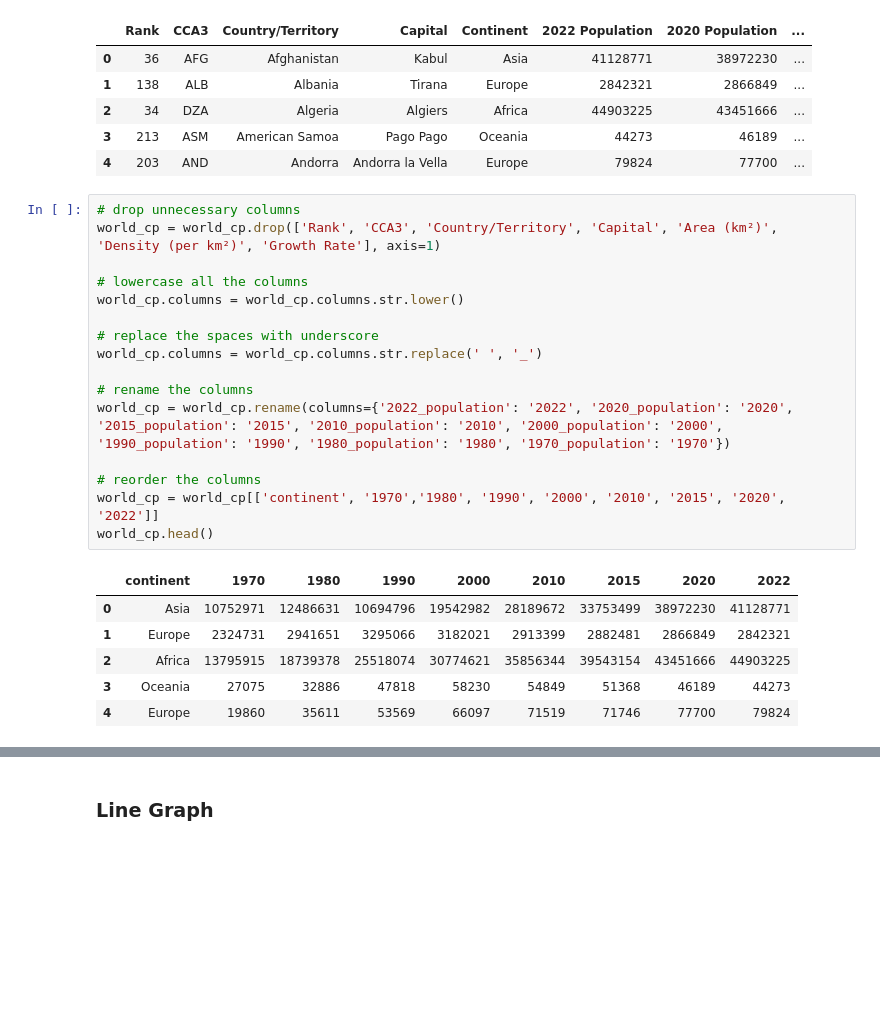
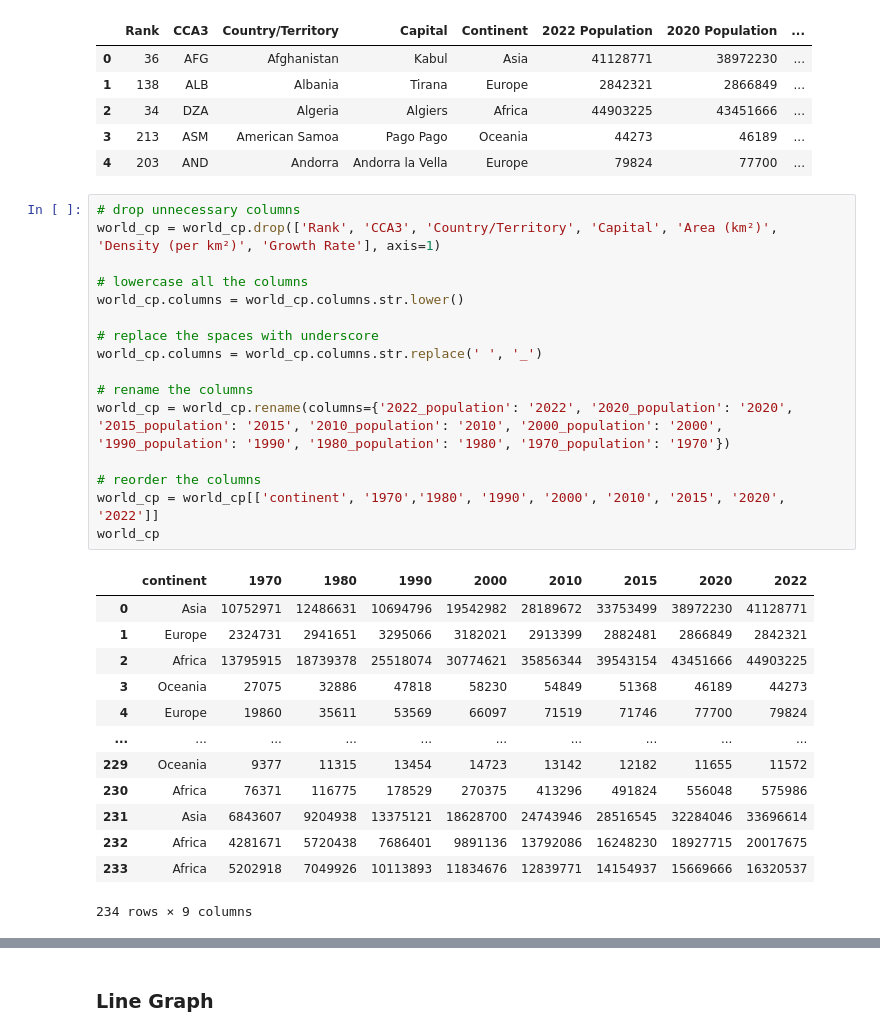
Before and after one commit to hannah-hana-kim/DSAN-5200-Project, a Jupyter notebook: 5200-website/hannah.ipynb, the cells around one changed output, grey strips where cells are left out. Saved outputs shown, nothing was run; the diff lists cells and outputs as text; blank space fills up the shorter version.

```diff
--- a/5200-website/hannah.ipynb
+++ b/5200-website/hannah.ipynb
@@ -30,23 +45,30 @@ world_cp.head()
 # %%
 # drop unnecessary columns
 world_cp = world_cp.drop(['Rank', 'CCA3', 'Country/Territory', 'Capital', 'Area (km²)', 'Density (per km²)', 'Growth Rate'], axis=1)
 
 # lowercase all the columns
 world_cp.columns = world_cp.columns.str.lower()
 
 # replace the spaces with underscore
 world_cp.columns = world_cp.columns.str.replace(' ', '_')
 
 # rename the columns
 world_cp = world_cp.rename(columns={'2022_population': '2022', '2020_population': '2020', '2015_population': '2015', '2010_population': '2010', '2000_population': '2000', '1990_population': '1990', '1980_population': '1980', '1970_population': '1970'})
 
 # reorder the columns
 world_cp = world_cp[['continent', '1970','1980', '1990', '2000', '2010', '2015', '2020', '2022']]
-world_cp.head()
+world_cp
 # %% [output]
 |  | continent | 1970 | 1980 | 1990 | 2000 | 2010 | 2015 | 2020 | 2022 |
 | 0 | Asia | 10752971 | 12486631 | 10694796 | 19542982 | 28189672 | 33753499 | 38972230 | 41128771 |
 | 1 | Europe | 2324731 | 2941651 | 3295066 | 3182021 | 2913399 | 2882481 | 2866849 | 2842321 |
 | 2 | Africa | 13795915 | 18739378 | 25518074 | 30774621 | 35856344 | 39543154 | 43451666 | 44903225 |
 | 3 | Oceania | 27075 | 32886 | 47818 | 58230 | 54849 | 51368 | 46189 | 44273 |
 | 4 | Europe | 19860 | 35611 | 53569 | 66097 | 71519 | 71746 | 77700 | 79824 |
+| ... | ... | ... | ... | ... | ... | ... | ... | ... | ... |
+| 229 | Oceania | 9377 | 11315 | 13454 | 14723 | 13142 | 12182 | 11655 | 11572 |
+| 230 | Africa | 76371 | 116775 | 178529 | 270375 | 413296 | 491824 | 556048 | 575986 |
+| 231 | Asia | 6843607 | 9204938 | 13375121 | 18628700 | 24743946 | 28516545 | 32284046 | 33696614 |
+| 232 | Africa | 4281671 | 5720438 | 7686401 | 9891136 | 13792086 | 16248230 | 18927715 | 20017675 |
+| 233 | Africa | 5202918 | 7049926 | 10113893 | 11834676 | 12839771 | 14154937 | 15669666 | 16320537 |
+234 rows × 9 columns
```
Also changed, not shown: parts of 10 cells of this notebook.
